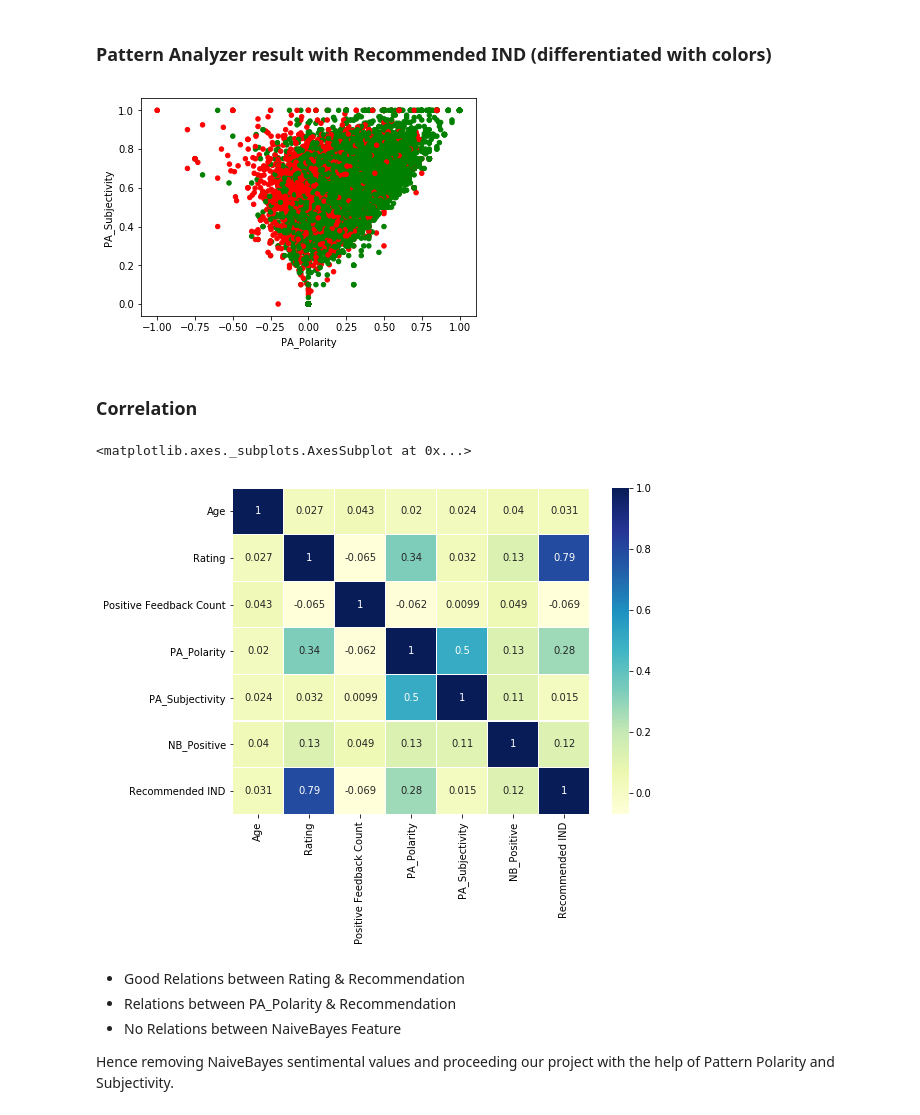
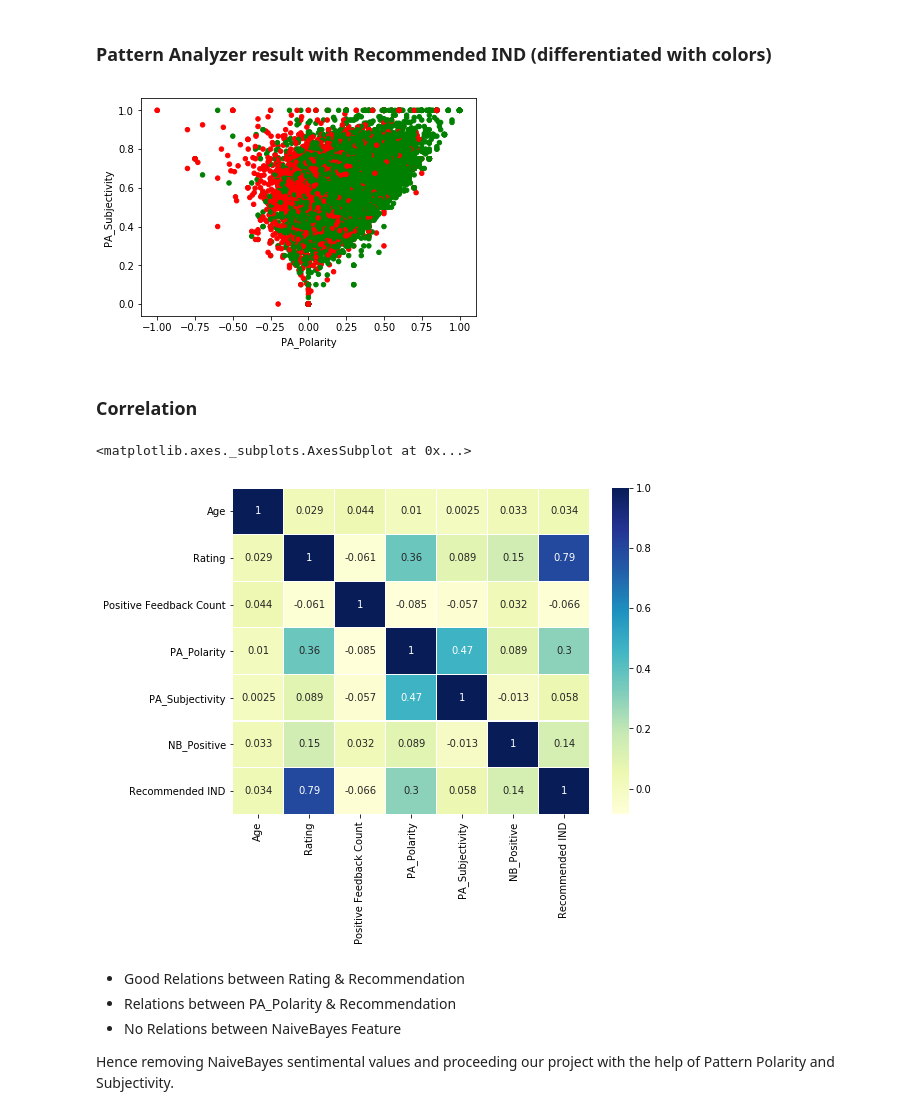
Before and after one commit to balag752/Ecommerce-clothing-recommendation-prediction, a Jupyter notebook: src/Sentiment_Analysis.ipynb, the cells around one changed output. Cells and saved outputs as stored; diff of their text form; code cells hidden in the pictures.

```diff
--- a/src/Sentiment_Analysis.ipynb
+++ b/src/Sentiment_Analysis.ipynb
@@ -66,6 +66,3 @@ def PatternAnalyzerResult(Text):
 def PatternAnalyzersubjectivityResult(Text):
     # Returns a subjectivity that range between [0, 1], if subjectivity is tends to 0 then objective, if it is tends to 1 then it is subjective
     return patb(Text).sentiment[1]
-# %%
-df['processed_Review_text'][df['processed_Review_text'].isna()]=""
-#df['processed_Review_text'][df['processed_Review_text'].isnull()]=""
@@ -124,19 +116,18 @@ df[[ "PA_Polarity","PA_Subjectivity"]].plot.scatter(x='PA_Polarity',y='PA_Subjec
 # %%
 df[[ "PA_Polarity","PA_Subjectivity", "Recommended IND"]].plot.scatter(x='PA_Polarity',y='PA_Subjectivity', c=list(map(lambda x : "green" if x==1 else "red" , df["Recommended IND"])));
 # %% [output]
-[figure, old version]
+[figure, new version]
 # %% [markdown]
 ### Correlation
 # %%
 ## Checking the independence betw
 ncols=['Age', 'Rating', 'Positive Feedback Count', 'PA_Polarity','PA_Subjectivity', "NB_Positive", 'Recommended IND']
-cm = np.corrcoef(df[ncols].valueeen the X features
-s.T)
+cm = np.corrcoef(df[ncols].values.T)
 f, ax = plt.subplots(figsize =(8, 6))
 sns.heatmap(cm, ax = ax, cmap ="YlGnBu",annot=True,linewidths = 0.1, yticklabels = ncols,xticklabels = ncols)
 # %% [output]
 <matplotlib.axes._subplots.AxesSubplot at 0x...>
-[figure, old version]
+[figure, new version]
 # %% [markdown]
 - Good Relations between Rating & Recommendation
 - Relations between PA_Polarity & Recommendation
```
Also changed, not shown: parts of 6 cells of this notebook, 6 other files.
